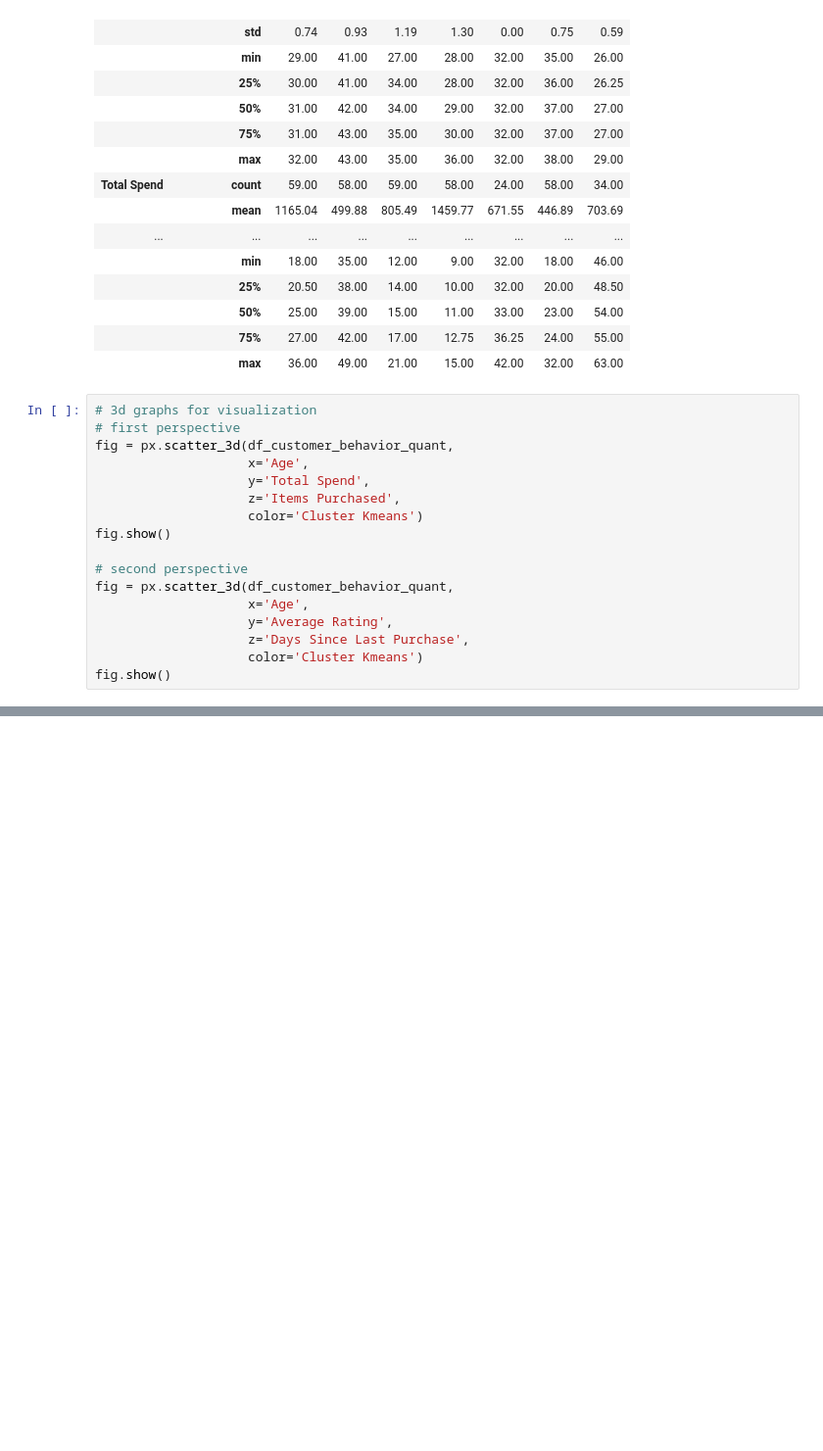
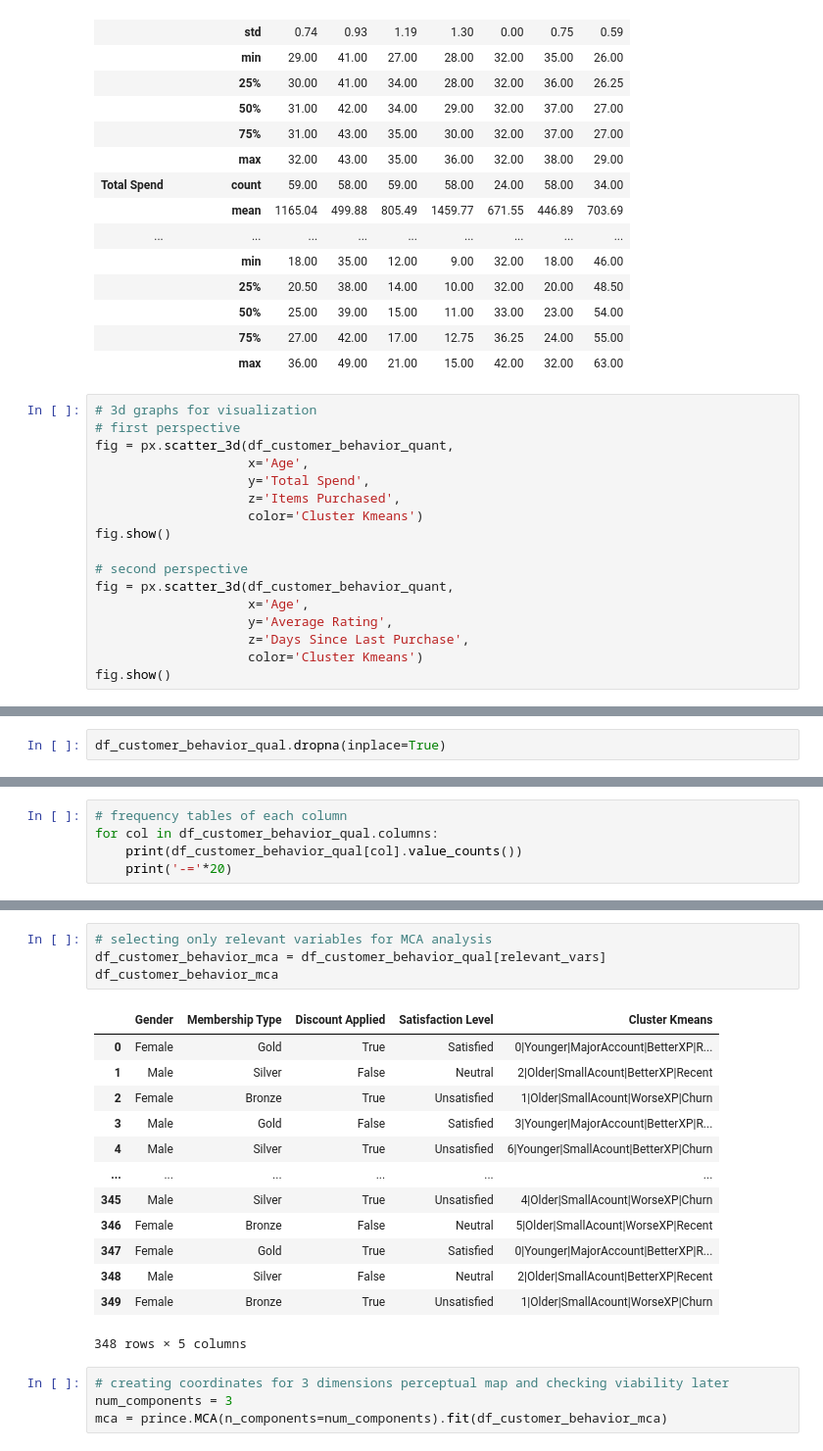
Before and after one commit to ThiMasaharu/ml_customer_behavior, a Jupyter notebook: Script.ipynb, the cells around one changed output, grey strips where cells are left out. Shown: that part at 98% size. Saved outputs shown, nothing was run; the diff lists cells and outputs as text; blank space fills up the shorter version.

```diff
--- a/Script.ipynb
+++ b/Script.ipynb
@@ -246,0 +324,2 @@ We can conclude that younger people tend to have the best experience and spend m
+# %%
+df_customer_behavior_qual.dropna(inplace=True)
@@ -246,0 +335,5 @@ We can conclude that younger people tend to have the best experience and spend m
+# %%
+# frequency tables of each column
+for col in df_customer_behavior_qual.columns:
+    print(df_customer_behavior_qual[col].value_counts())
+    print('-='*20)
@@ -246,0 +386,22 @@ We can conclude that younger people tend to have the best experience and spend m
+# %%
+# selecting only relevant variables for MCA analysis
+df_customer_behavior_mca = df_customer_behavior_qual[relevant_vars]
+df_customer_behavior_mca
+# %% [output]
+|  | Gender | Membership Type | Discount Applied | Satisfaction Level | Cluster Kmeans |
+| 0 | Female | Gold | True | Satisfied | 0|Younger|MajorAccount|BetterXP|R... |
+| 1 | Male | Silver | False | Neutral | 2|Older|SmallAcount|BetterXP|Recent |
+| 2 | Female | Bronze | True | Unsatisfied | 1|Older|SmallAcount|WorseXP|Churn |
+| 3 | Male | Gold | False | Satisfied | 3|Younger|MajorAccount|BetterXP|R... |
+| 4 | Male | Silver | True | Unsatisfied | 6|Younger|SmallAcount|BetterXP|Churn |
+| ... | ... | ... | ... | ... | ... |
+| 345 | Male | Silver | True | Unsatisfied | 4|Older|SmallAcount|WorseXP|Churn |
+| 346 | Female | Bronze | False | Neutral | 5|Older|SmallAcount|WorseXP|Recent |
+| 347 | Female | Gold | True | Satisfied | 0|Younger|MajorAccount|BetterXP|R... |
+| 348 | Male | Silver | False | Neutral | 2|Older|SmallAcount|BetterXP|Recent |
+| 349 | Female | Bronze | True | Unsatisfied | 1|Older|SmallAcount|WorseXP|Churn |
+348 rows × 5 columns
+# %%
+# creating coordinates for 3 dimensions perceptual map and checking viability later
+num_components = 3
+mca = prince.MCA(n_components=num_components).fit(df_customer_behavior_mca)
```
Also changed, not shown: parts of 22 cells of this notebook.
